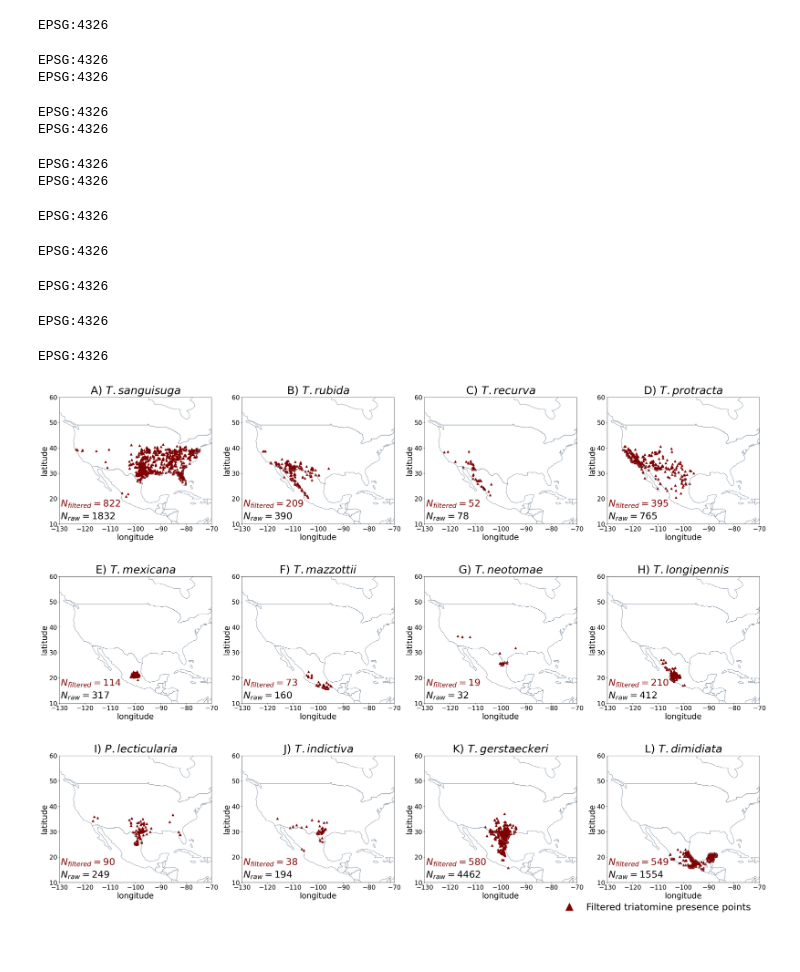
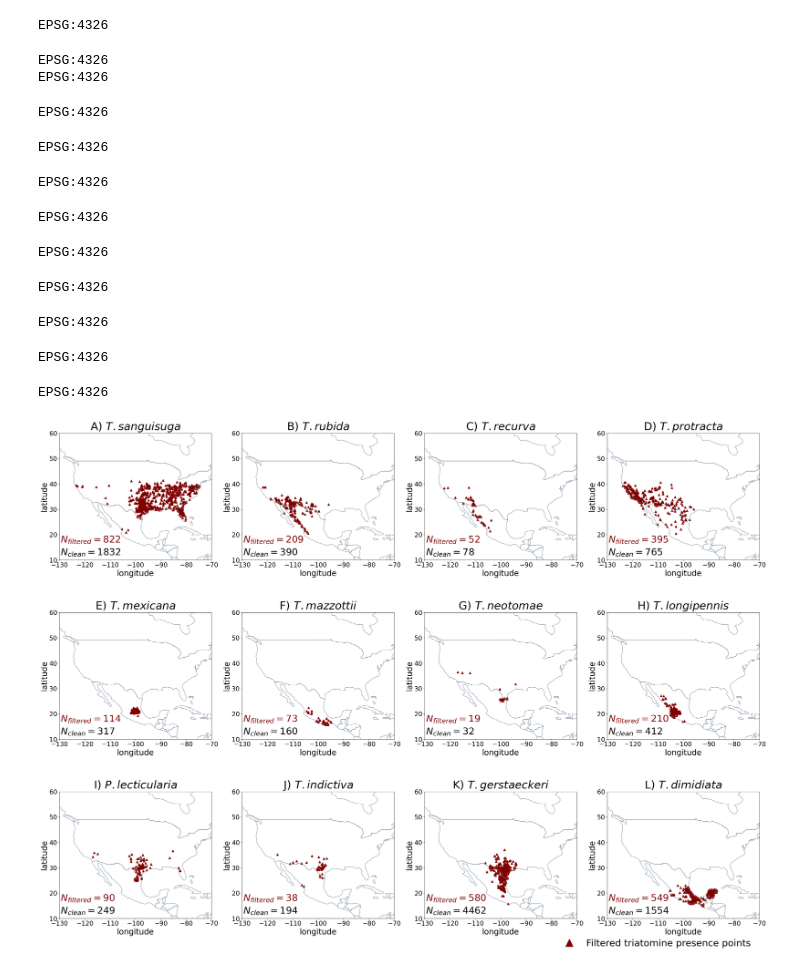
Before and after one commit to largeseabass/r_chagasM, a Jupyter notebook: plot_file/plot_raw_data.ipynb, the cells around one changed output. Cells and saved outputs as stored; diff of their text form; code cells hidden in the pictures.

```diff
--- a/plot_file/plot_raw_data.ipynb
+++ b/plot_file/plot_raw_data.ipynb
@@ -38,35 +38,35 @@ for i in range(len(sp_rarefied_name_list)):
     gdf4.plot(marker='^', ax=ax[ax_0,ax_1], color='maroon', markersize=50)
     number_points_filtered = len(pre_select_filter)
 
-    ax[ax_0,ax_1].text(x=-129.5, y=12, s='$N_{raw}=$'+str(number_points_raw), fontsize=30)
+    ax[ax_0,ax_1].text(x=-129.5, y=12, s='$N_{clean}=$'+str(number_points_raw), fontsize=30)
     ax[ax_0,ax_1].text(x=-129.5, y=17, s='$N_{filtered}=$'+str(number_points_filtered), fontsize=30,color="maroon")
     ax[ax_0,ax_1].tick_params(axis='x', labelsize= 20 )
     ax[ax_0,ax_1].tick_params(axis='y', labelsize= 20 )
     ax[ax_0,ax_1].set_xlim([-130,-70])
     ax[ax_0,ax_1].set_ylim([10,60])
     ax[ax_0,ax_1].set_ylabel("latitude",fontsize=25)
     ax[ax_0,ax_1].set_xlabel("longitude",fontsize=25)
     ax[ax_0,ax_1].set_aspect('equal')
 
 
 
 plt.subplots_adjust(hspace=0.1)
 plt.subplots_adjust(wspace=0.2)
 
 patch3 = Line2D([0], [0], marker='^',color='maroon', label='Filtered triatomine presence points',linestyle='None',markersize=25 )
 plt.legend(handles=[patch3],fontsize=30,loc='lower right', frameon=False,bbox_to_anchor=[1, -0.3])
 plt.savefig(output_dir+"/figures/triatomine_input.png",dpi=200,bbox_inches='tight')
 # %% [output]
 EPSG:4326
 EPSG:4326
 EPSG:4326
 EPSG:4326
-EPSG:4326
 EPSG:4326
-EPSG:4326
 EPSG:4326
 EPSG:4326
 EPSG:4326
 EPSG:4326
 EPSG:4326
+EPSG:4326
+EPSG:4326
-[figure, old version]
+[figure, new version]
```
Also changed, not shown: 9 other files.
